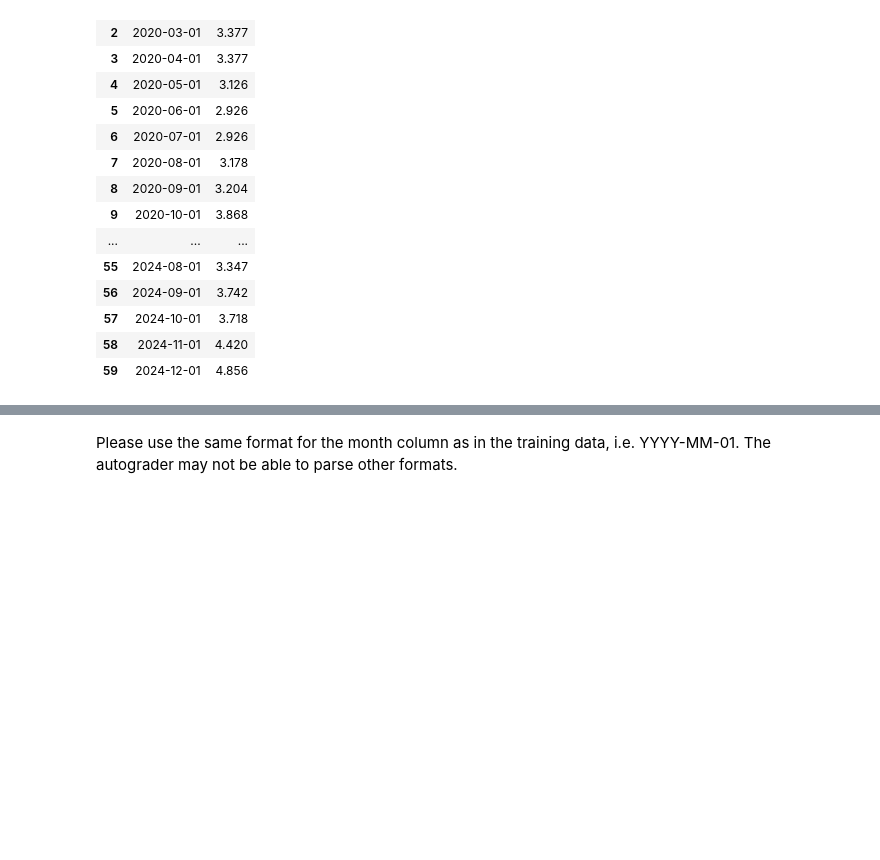
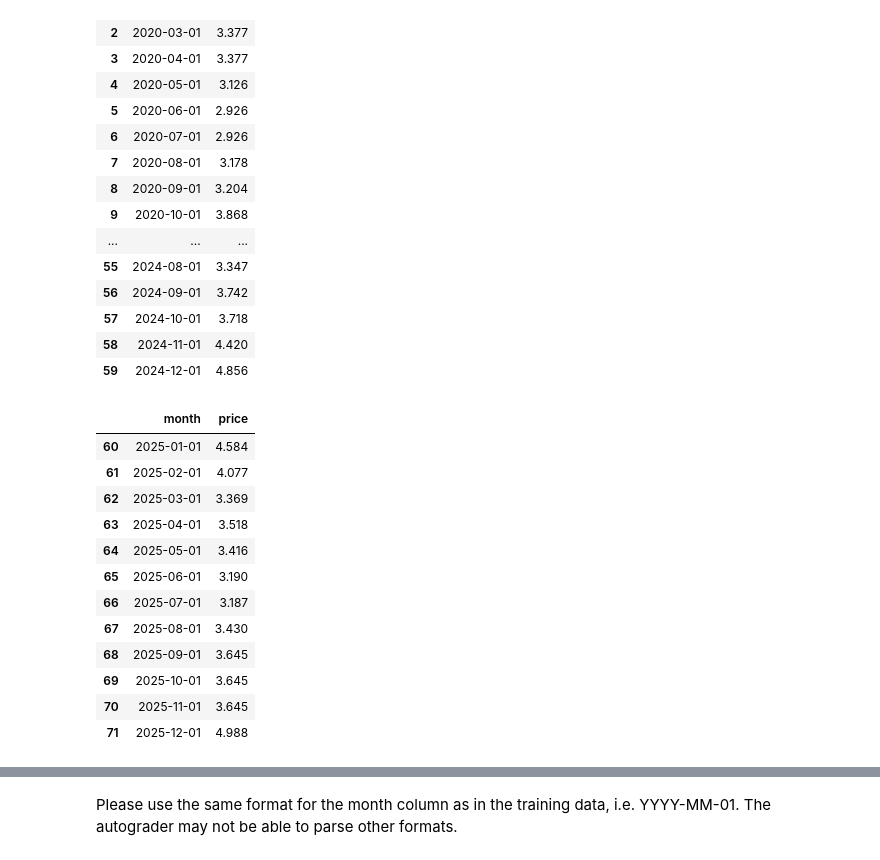
Before and after one commit to aidandig/dx704-project-02, a Jupyter notebook: dx704-project-02.ipynb, the cells around one changed output, grey strips where cells are left out. Cells and saved outputs as stored; diff of their text form; code cells hidden in the pictures; blank space fills up the shorter version.

```diff
--- a/dx704-project-02.ipynb
+++ b/dx704-project-02.ipynb
@@ -141,3 +143,22 @@ backtest
 | 57 | 2024-10-01 | 3.718 |
 | 58 | 2024-11-01 | 4.420 |
 | 59 | 2024-12-01 | 4.856 |
+# %%
+test = df_final.copy()
+test['month'] = pd.to_datetime(test['month'])
+test = test[test['month'].dt.year == 2025]
+test
+# %% [output]
+|  | month | price |
+| 60 | 2025-01-01 | 4.584 |
+| 61 | 2025-02-01 | 4.077 |
+| 62 | 2025-03-01 | 3.369 |
+| 63 | 2025-04-01 | 3.518 |
+| 64 | 2025-05-01 | 3.416 |
+| 65 | 2025-06-01 | 3.190 |
+| 66 | 2025-07-01 | 3.187 |
+| 67 | 2025-08-01 | 3.430 |
+| 68 | 2025-09-01 | 3.645 |
+| 69 | 2025-10-01 | 3.645 |
+| 70 | 2025-11-01 | 3.645 |
+| 71 | 2025-12-01 | 4.988 |
```
Also changed, not shown: parts of 6 cells of this notebook, 1 other file.
